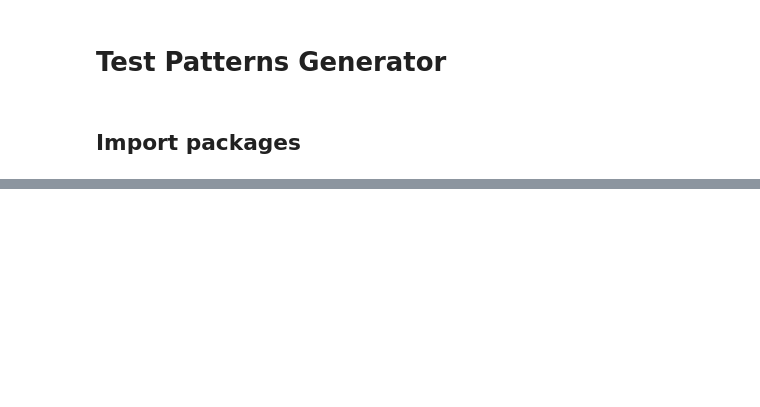
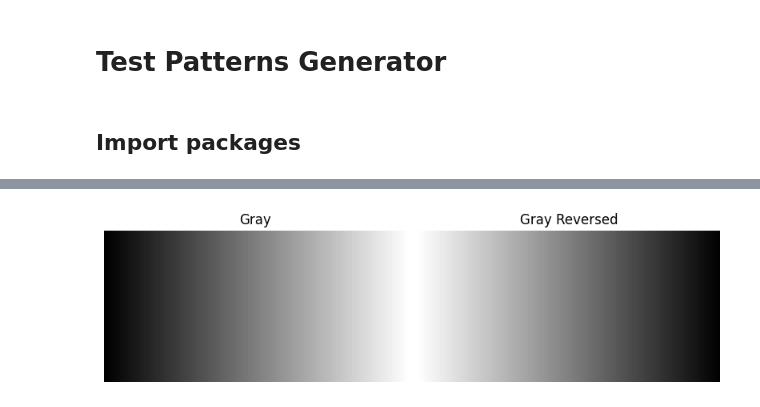
Before and after one commit to workingyifei/display-pattern-generator, a Jupyter notebook: Test Pattern Generator.ipynb, the cells around one changed output, grey strips where cells are left out. Saved outputs shown, nothing was run; the diff lists cells and outputs as text; code cells hidden in the pictures; blank space fills up the shorter version.

```diff
--- a/Test Pattern Generator.ipynb
+++ b/Test Pattern Generator.ipynb
@@ -912,0 +67,16 @@ True
+# %%
+gray_images = []
+generator = PatternGenerator(width=200, height=100)
+gray_images.append(generator.generate_grayscale())
+gray_images.append(generator.generate_grayscale(reversed=True))
+
+# Create a single image with 1 row and 2 columns
+fig, axs = plt.subplots(1, 2, figsize=(8, 4), tight_layout=True)  # Create a single figure
+for ax, img in zip(axs, gray_images):
+    ax.imshow(img, cmap='gray')  # Display as grayscale
+    ax.set_title('Gray' if img is gray_images[0] else 'Gray Reversed')
+    ax.axis('off')
+os.makedirs('./patterns/demo', exist_ok=True)
+plt.savefig('./patterns/demo/gray_gradients_pattern.png', bbox_inches='tight')
+plt.show()
+# %% [output]
@@ -912,0 +87 @@ True
+[figure, added]
```
Also changed, not shown: parts of 64 cells of this notebook.
